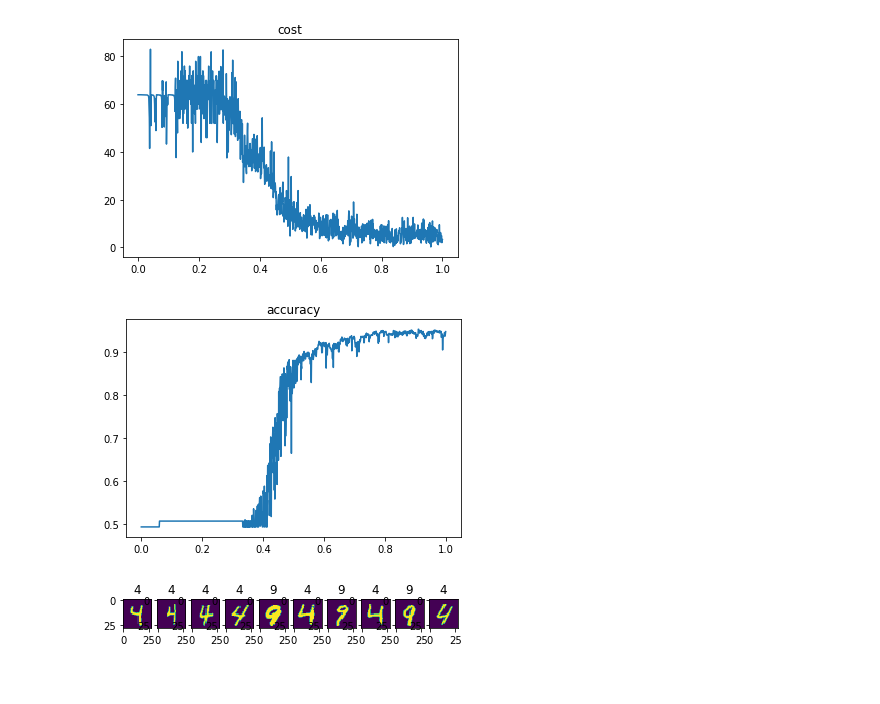
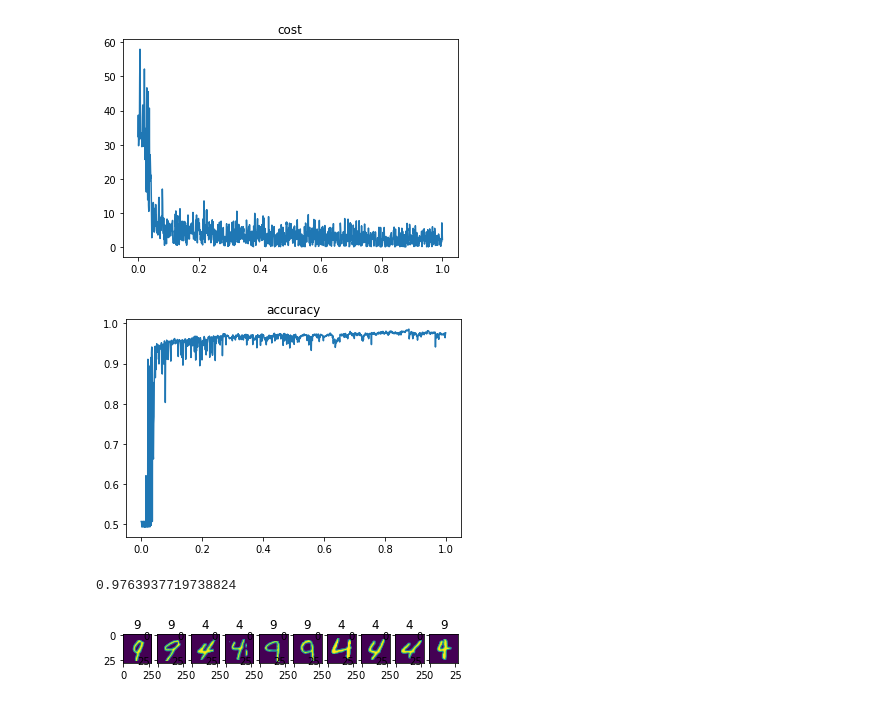
Before and after one commit to KevinXuxuxu/NN, a Jupyter notebook: examples/mnist.ipynb, the cells around one changed output. Drawn from its saved outputs; the diff is of its cells as text; code cells hidden in the pictures.

```diff
--- a/examples/mnist.ipynb
+++ b/examples/mnist.ipynb
@@ -65,12 +65,11 @@ for i, y in enumerate(train_y):
 # %%
 # preprocess test set to get accuracy
 test_x = np.array([x for x, _ in test_raw]).reshape((len(test_raw), 28*28))
-test_y = np.array([1 if y == 4 else 0 for _, y in test_raw])
+test_y = np.array([0 if y==4 else 1 for _, y in test_raw])
 
 def get_accuracy(model):
-    result = model.inference(test_x.transpose())
-    # this is some crazy shit ...
-    return ((result[0] > result[1]).astype(int) == test_y).sum() / float(len(test_y))
+    result = model.inference(test_x)
+    return (np.argmax(result, axis=1) == test_y).astype('float').sum() / float(len(test_y))
 # %%
 from src.model import Model
 # %%
@@ -87,7 +86,7 @@ cost, accuracy = [], []
 %%time
 # train
 for i in range(len(xx)):
-    x, y = xx[i].transpose(), yy[i].transpose()
+    x, y = xx[i], yy[i]
     m.inference(x)
     cost.append(m.get_cost(y))
     m.back_prop(y)
@@ -105,19 +104,21 @@ fig, ax = plt.subplots()
 ax.plot(np.linspace(0,1,len(accuracy)), np.array(accuracy))
 ax.set_title('accuracy')
 plt.show()
+print(accuracy[-1])
 # %% [output]
-[figure, old version]
+[figure, new version]
-[figure, old version]
+[figure, new version]
+0.9763937719738824
 # %%
 # randomly pick some test data points to give some intuitive proof
 n = 10
 random_pick = test_x[np.random.choice(np.arange(test_x.shape[0]), n)]
-result = m.inference(random_pick.transpose())
+result = m.inference(random_pick)
 fig, axs = plt.subplots(1, n)
 for i in range(n):
     # use prediction as title
-    axs[i].set_title('{}'.format(4 if result[0][i] > result[1][i] else 9))
+    axs[i].set_title('{}'.format(4 if result[i][0] > result[i][1] else 9))
     axs[i].imshow(random_pick[i].reshape((28, 28)))
 plt.show()
 # %% [output]
-[figure, old version]
+[figure, new version]
```
Also changed, not shown: parts of 2 cells of this notebook, 7 other files.
